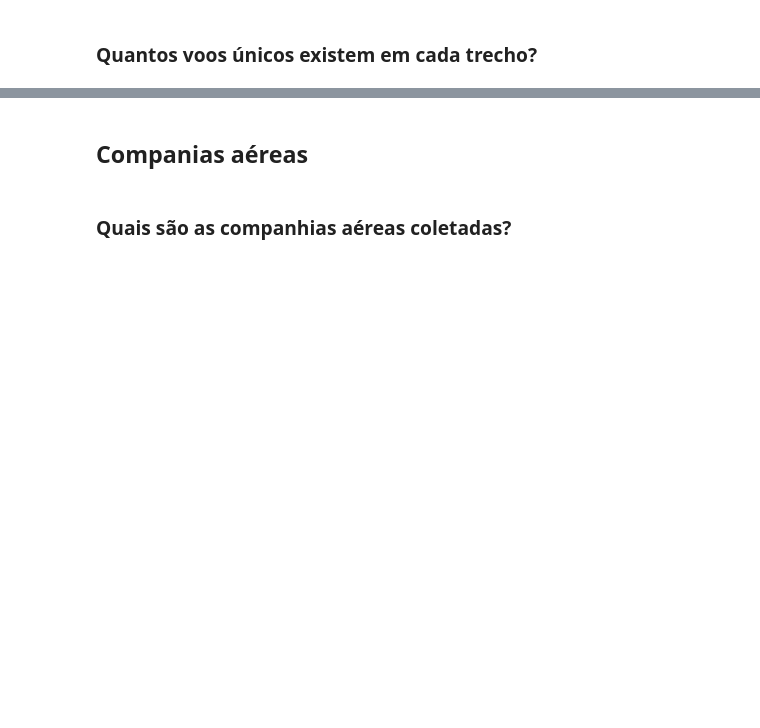
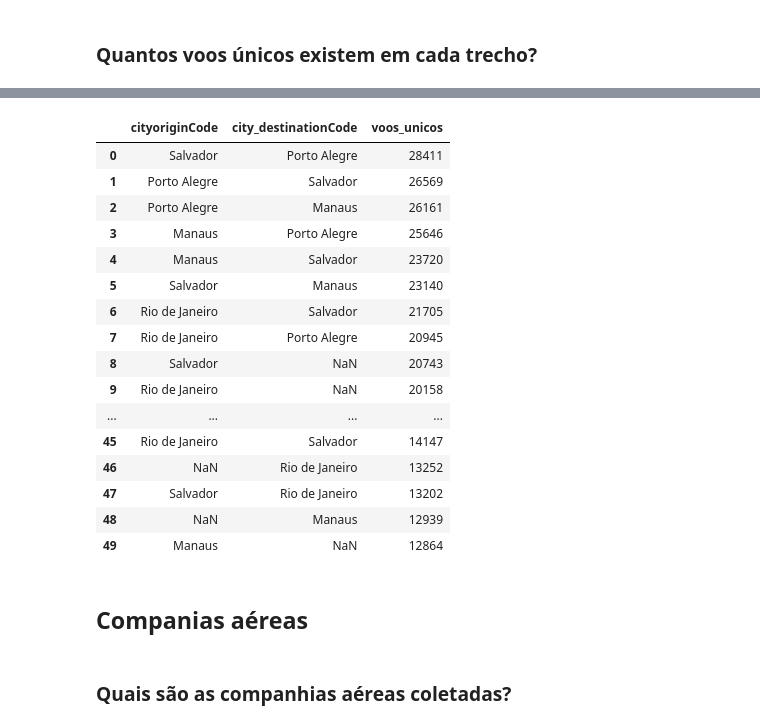
Before and after one commit to MatheusBorgesFaria/FlightPrices, a Jupyter notebook: notebooks/descriptive_analyzes/visao_geral.ipynb, the cells around one changed output, grey strips where cells are left out. Saved outputs shown, nothing was run; the diff lists cells and outputs as text; code cells hidden in the pictures; blank space fills up the shorter version.

```diff
--- a/notebooks/descriptive_analyzes/visao_geral.ipynb
+++ b/notebooks/descriptive_analyzes/visao_geral.ipynb
@@ -277,3 +378,23 @@ voos_unicos_trecho
+# %%
+voos_unicos_trecho[["cityoriginCode", "city_destinationCode", "voos_unicos"]].head(50)
+# %% [output]
+|  | cityoriginCode | city_destinationCode | voos_unicos |
+| 0 | Salvador | Porto Alegre | 28411 |
+| 1 | Porto Alegre | Salvador | 26569 |
+| 2 | Porto Alegre | Manaus | 26161 |
+| 3 | Manaus | Porto Alegre | 25646 |
+| 4 | Manaus | Salvador | 23720 |
+| 5 | Salvador | Manaus | 23140 |
+| 6 | Rio de Janeiro | Salvador | 21705 |
+| 7 | Rio de Janeiro | Porto Alegre | 20945 |
+| 8 | Salvador | NaN | 20743 |
+| 9 | Rio de Janeiro | NaN | 20158 |
+| ... | ... | ... | ... |
+| 45 | Rio de Janeiro | Salvador | 14147 |
+| 46 | NaN | Rio de Janeiro | 13252 |
+| 47 | Salvador | Rio de Janeiro | 13202 |
+| 48 | NaN | Manaus | 12939 |
+| 49 | Manaus | NaN | 12864 |
 # %% [markdown]
 ## Companias aéreas
 # %% [markdown]
```
Also changed, not shown: parts of 21 cells of this notebook.
